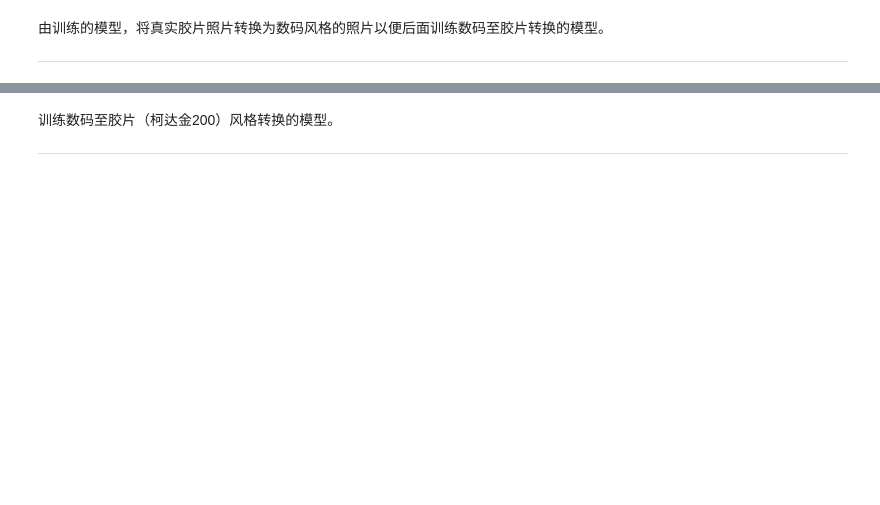
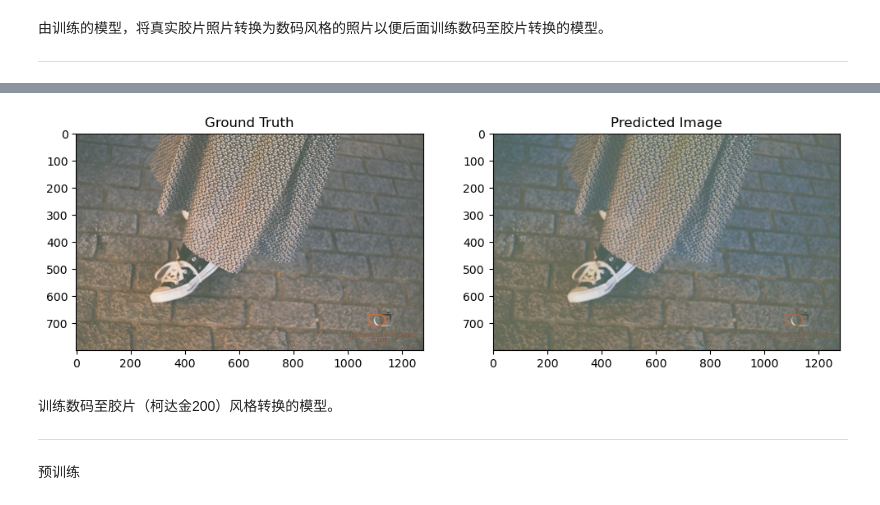
Before and after one commit to SongZihui-sudo/digitalFilm, a Jupyter notebook: DigitalFilm.ipynb, the cells around one changed output, grey strips where cells are left out. Drawn from its saved outputs; the diff is of its cells as text; code cells hidden in the pictures; blank space fills up the shorter version.

```diff
--- a/DigitalFilm.ipynb
+++ b/DigitalFilm.ipynb
@@ -385,3 +391,30 @@ Clipping input data to the valid range for imshow with RGB data ([0..1] for floa
 由训练的模型，将真实胶片照片转换为数码风格的照片以便后面训练数码至胶片转换的模型。
 
 ---
+# %%
+class SampleImageFolderDataset(Dataset):
+    def __init__(self, image_folder, transform = None):
+        self.image_folder = image_folder
+        img_list = os.listdir(image_folder)
+        #img_list.sort(key=lambda x: int(x[5:-4]))
+        self.image_paths = [os.path.join(image_folder, f) for f in img_list if os.path.isfile(os.path.join(image_folder, f))]
+        self.transform = transform
+        self.images = self.read_images()
+
+    def read_images(self):
+        images = []
+        for image_path in tqdm.tqdm(self.image_paths):
+            image = Image.open(image_path).convert("RGB")
+            if self.transform:
+                image = self.transform(image)
+            images.append(image)
+        return images
+
+    def __len__(self):
+        return len(self.images)
+
+    def __getitem__(self, idx):
+        return self.images[idx]
+# %%
+SampleDataset = SampleImageFolderDataset("D:/data/高清样片/jpg", transform)
+SampleDataloader = DataLoader(SampleDataset, batch_size=1, shuffle=False)
@@ -387,0 +439,20 @@ Clipping input data to the valid range for imshow with RGB data ([0..1] for floa
+# %%
+# 测试阶段：展示结果
+with torch.no_grad():
+    img1 = SampleDataset[200]  # 取一个示例
+    img1 = img1.unsqueeze(0).cuda()  # 增加批量维度
+    output = model(img1)
+    # 将结果从 Tensor 转换回图片
+    output_img = postprocess_image(output)
+
+    img1 = img1.squeeze(0).cpu().numpy().transpose(1, 2, 0)
+
+    # 使用 matplotlib 显示图片
+    fig, axes = plt.subplots(1, 2, figsize=(12, 4))
+    axes[0].imshow(img1)
+    axes[0].set_title("Ground Truth")
+    axes[1].imshow(output_img)
+    axes[1].set_title("Predicted Image")
+    plt.show()
+# %% [output]
+[figure, added]
@@ -389,3 +534,5 @@ Clipping input data to the valid range for imshow with RGB data ([0..1] for floa
 训练数码至胶片（柯达金200）风格转换的模型。
 
 ---
+# %% [markdown]
+预训练
```
Also changed, not shown: parts of 41 cells of this notebook, 1 other file.
